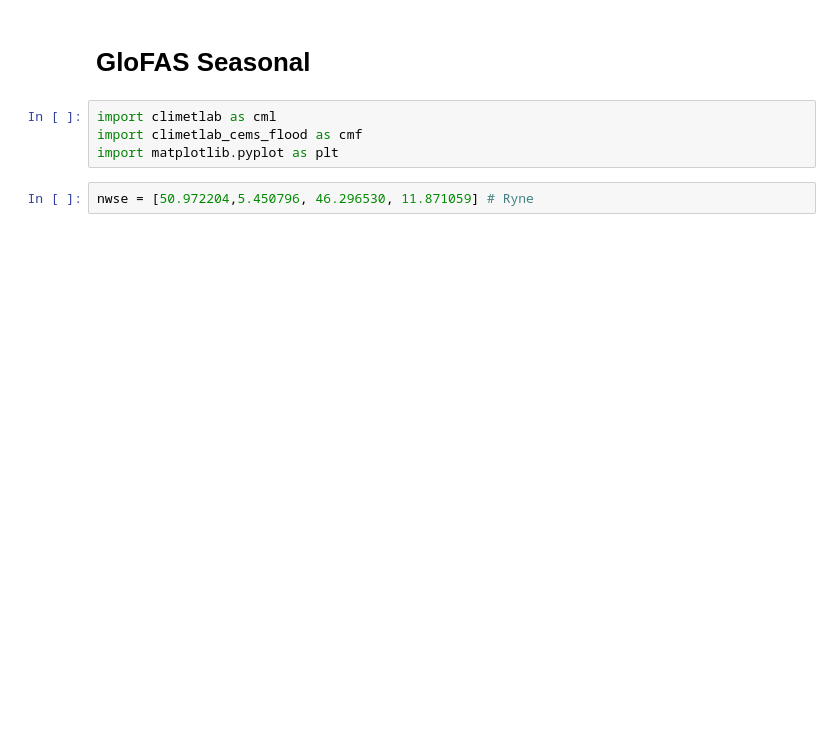
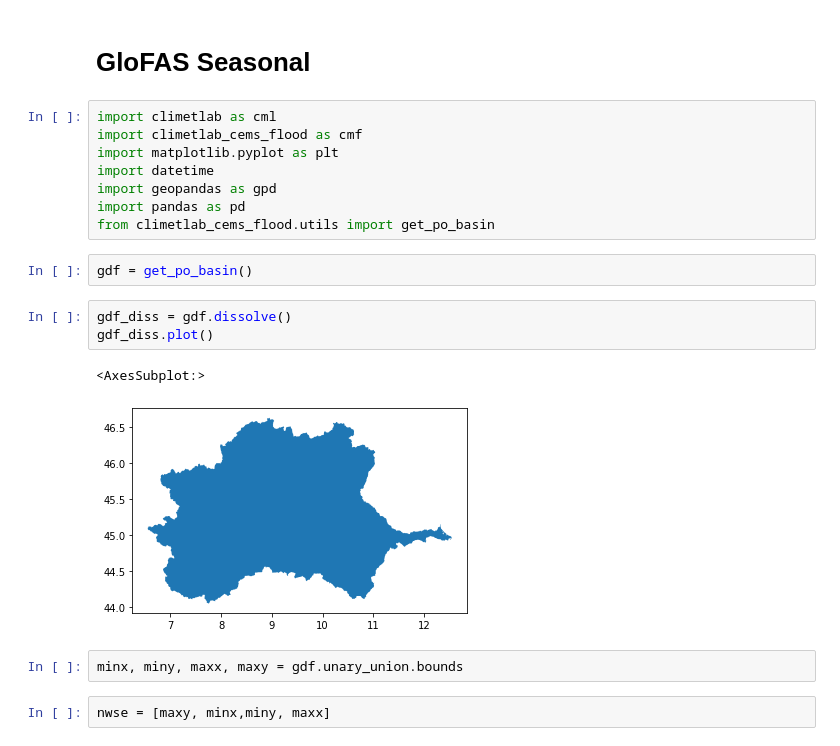
Before and after one commit to iacopoff/climetlab-cems-flood, a Jupyter notebook: docs/source/examples/glofas-seasonal.ipynb, the cells around one changed output. Saved outputs shown, nothing was run; the diff lists cells and outputs as text; blank space fills up the shorter version.

```diff
--- a/docs/source/examples/glofas-seasonal.ipynb
+++ b/docs/source/examples/glofas-seasonal.ipynb
@@ -4,6 +4,20 @@
 import climetlab as cml
 import climetlab_cems_flood as cmf
 import matplotlib.pyplot as plt
+import datetime
+import geopandas as gpd
+import pandas as pd
+from climetlab_cems_flood.utils import get_po_basin
-# %%
-nwse = [50.972204,5.450796, 46.296530, 11.871059] # Ryne
+# %%
+gdf = get_po_basin()
+# %%
+gdf_diss = gdf.dissolve()
+gdf_diss.plot()
+# %% [output]
+<AxesSubplot:>
+[figure, added]
+# %%
+minx, miny, maxx, maxy = gdf.unary_union.bounds
+# %%
+nwse = [maxy, minx,miny, maxx]
 # %%
```
Also changed, not shown: parts of 13 cells of this notebook, 7 other files.
